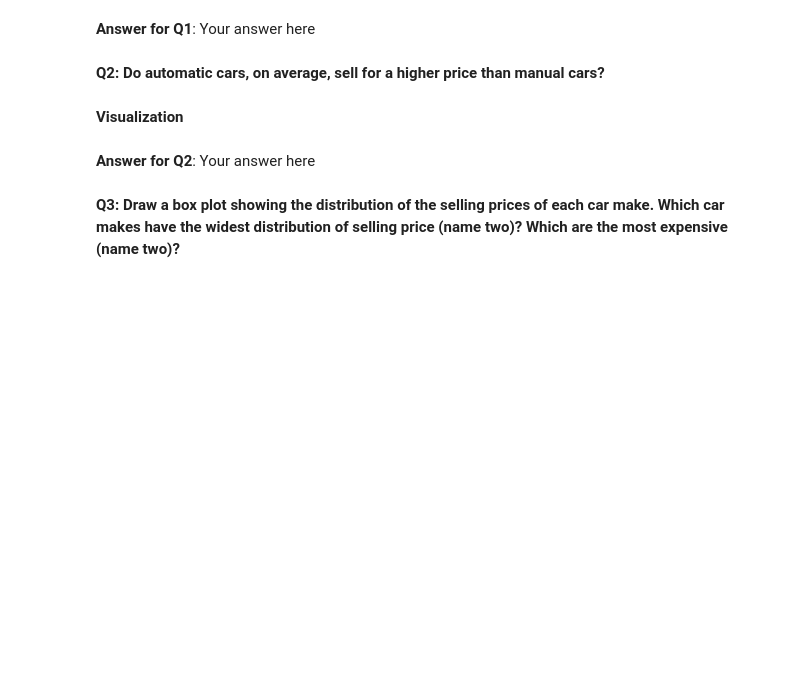
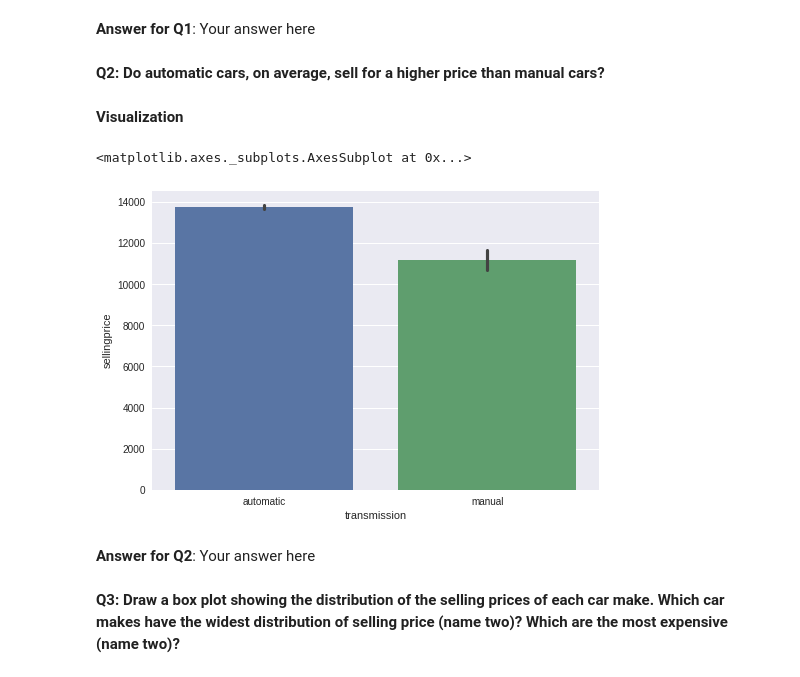
Before and after one commit to SalmaHossamElDin/README, a Jupyter notebook: Regression_Mini-Project.ipynb, the cells around one changed output. Saved outputs shown, nothing was run; the diff lists cells and outputs as text; code cells hidden in the pictures; blank space fills up the shorter version.

```diff
--- a/Regression_Mini-Project.ipynb
+++ b/Regression_Mini-Project.ipynb
@@ -330,6 +356,11 @@ plt.tight_layout()
 **Q2: Do automatic cars, on average, sell for a higher price than manual cars?**
 # %% [markdown]
 **Visualization**
+# %%
+sns.barplot(x="transmission", y="sellingprice", data=df)
+# %% [output]
+<matplotlib.axes._subplots.AxesSubplot at 0x...>
+[figure, added]
 # %% [markdown]
 **Answer for Q2**: Your answer here
 # %% [markdown]
```
Also changed, not shown: parts of 6 cells of this notebook.
